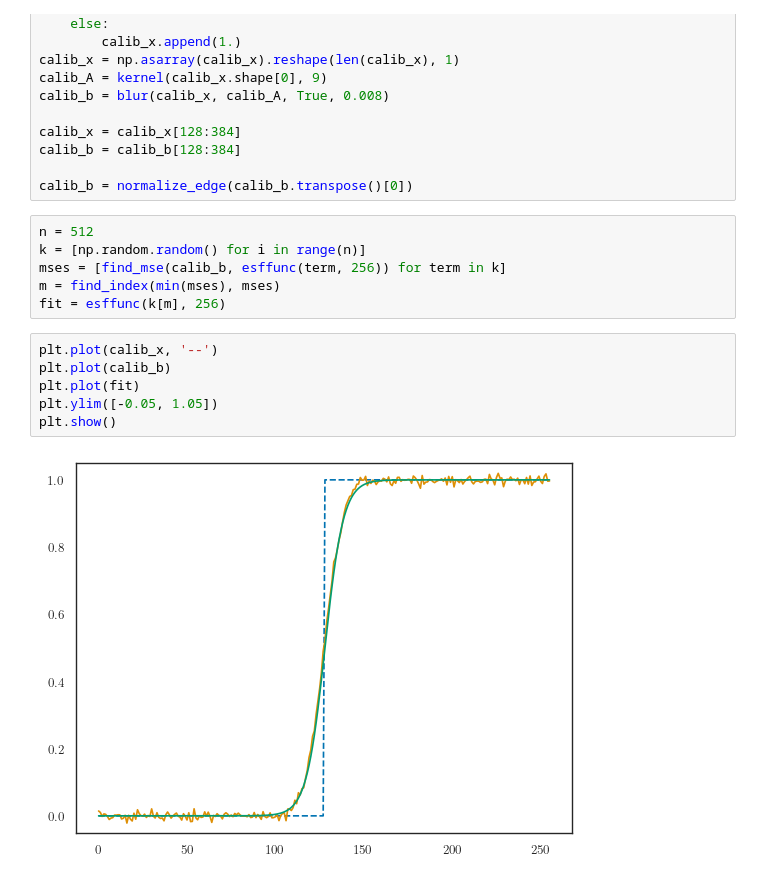
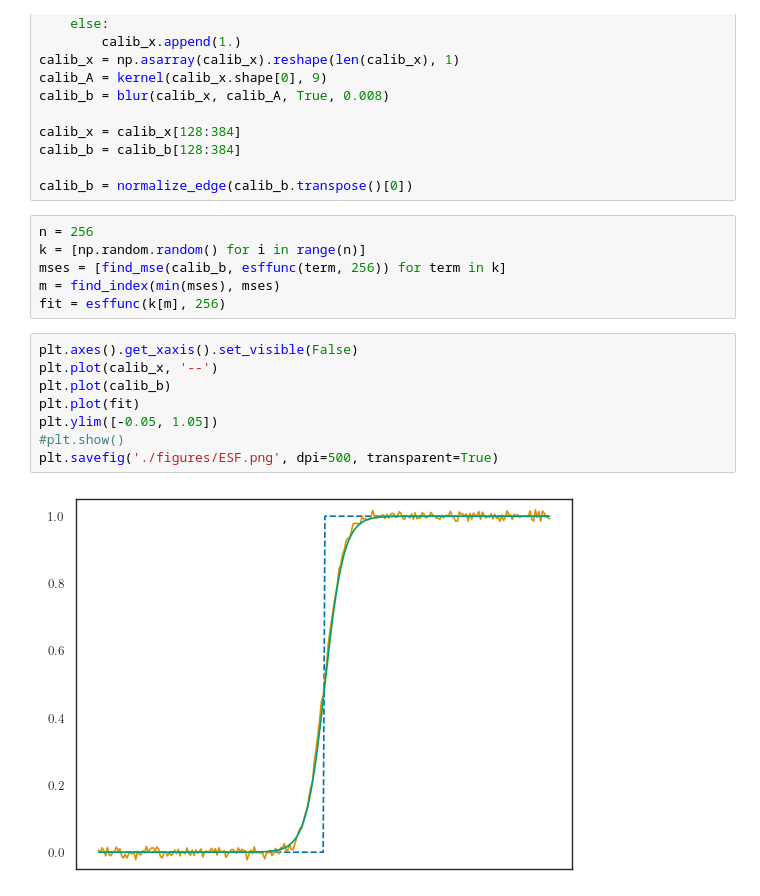
Before and after one commit to tpasfieldERAU/REU_Deblur, a Jupyter notebook: paper_files/shared_graphics.ipynb, the cells around one changed output. Saved outputs shown, nothing was run; the diff lists cells and outputs as text.

```diff
--- a/paper_files/shared_graphics.ipynb
+++ b/paper_files/shared_graphics.ipynb
@@ -146,17 +151,19 @@ calib_b = calib_b[128:384]
 
 calib_b = normalize_edge(calib_b.transpose()[0])
 # %%
-n = 512
+n = 256
 k = [np.random.random() for i in range(n)]
 mses = [find_mse(calib_b, esffunc(term, 256)) for term in k]
 m = find_index(min(mses), mses)
 fit = esffunc(k[m], 256)
 # %%
+plt.axes().get_xaxis().set_visible(False)
 plt.plot(calib_x, '--')
 plt.plot(calib_b)
 plt.plot(fit)
 plt.ylim([-0.05, 1.05])
-plt.show()
+#plt.show()
+plt.savefig('./figures/ESF.png', dpi=500, transparent=True)
 # %% [output]
-[figure, old version]
+[figure, new version]
 # %%
```
Also changed, not shown: parts of 22 cells of this notebook, 3 other files.
